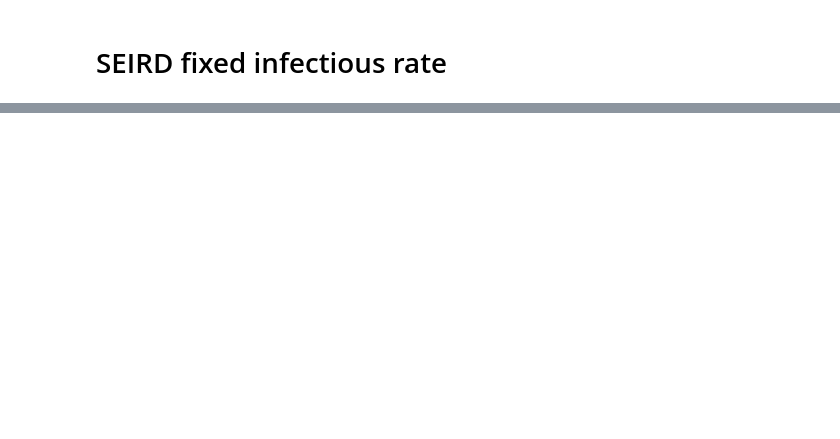
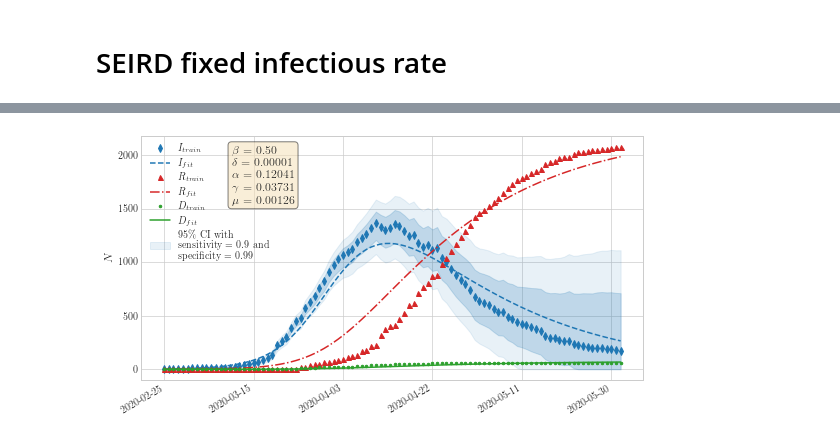
Before and after one commit to akapet00/covid-19-modelling-croatia, a Jupyter notebook: notebooks/05-SEIRD-fixed-infectious-rate-modeling.ipynb, the cells around one changed output, grey strips where cells are left out. Saved outputs shown, nothing was run; the diff lists cells and outputs as text; code cells hidden in the pictures; blank space fills up the shorter version.

```diff
--- a/notebooks/05-SEIRD-fixed-infectious-rate-modeling.ipynb
+++ b/notebooks/05-SEIRD-fixed-infectious-rate-modeling.ipynb
@@ -328,0 +314,84 @@ fig.savefig(fname=os.path.join('output', 'figs', fname + '.pdf'),
+# %%
+ci_level = 95
+if ci_level == 99:
+    ci_m = 2.576
+elif ci_level == 98:
+    ci_m = 2.326
+elif ci_level == 95:
+    ci_m = 1.96
+elif ci_level == 90:
+    ci_m = 1.645
+else:
+    ci_m = 0
+
+if ci_level in [90, 95, 98, 99]:
+    lbl = f'{ci_level}\% CI with\nsensitivity = {pcr_sens} and\nspecificity = {pcr_spec}'
+    fname = f'SEIRD_fitted_fixed-beta_first-wave_uc-{int(pcr_sens*100)}sens-{int(pcr_spec*100)}spec-{ci_level}ci'
+
+std_sens_err = np.sqrt(np.divide(
+    (1 - pcr_sens) * pcr_sens,
+    df.confirmed_positives.values,
+    out=np.zeros(df.confirmed_positives.values.shape, dtype=float),
+    where=df.confirmed_positives.values!=0,
+))
+pcr_sens_ci = pcr_sens - ci_m * std_sens_err
+true_positives_lb = pcr_sens * df.confirmed_positives.values
+true_positives_lb_ci = pcr_sens_ci * df.confirmed_positives.values
+active_lb = np.cumsum(true_positives_lb) - df.estimate_recovered.values
+active_lb_ci = np.cumsum(true_positives_lb_ci) - df.estimate_recovered.values
+active_lb[np.where(active_lb<0)] = 0
+active_lb_ci[np.where(active_lb_ci<0)] = 0
+
+tests = np.concatenate((np.array([df.total_tests.values[0]]), df.total_tests.values[:-1]))
+negatives = tests - df.confirmed_positives.values
+std_spec_err = np.sqrt(np.divide(
+    (1 - pcr_spec) * pcr_spec,
+    negatives,
+    out=np.zeros(negatives.shape, dtype=float),
+    where=negatives!=0,
+))
+pcr_spec_ci = pcr_spec - ci_m * std_spec_err
+true_negatives = pcr_spec * negatives
+true_negatives_ci = pcr_spec_ci * negatives
+false_negatives = negatives - true_negatives
+false_negatives_ci = negatives - true_negatives_ci
+true_positives_ub = false_negatives + df.confirmed_positives.values
+true_positives_ub_ci = false_negatives_ci + df.confirmed_positives.values
+active_ub = np.cumsum(true_positives_ub) - df.estimate_recovered.values
+active_ub_ci = np.cumsum(true_positives_ub_ci) - df.estimate_recovered.values
+
+start_dt = datetime.datetime(2020, 2, 25)
+end_dt = start_dt + datetime.timedelta(I_train.size)
+dts = mdates.drange(start_dt, end_dt, datetime.timedelta(days=1))
+fig = plt.figure(figsize=(9, 5))
+ax = fig.subplots(nrows=1, ncols=1)
+ax.plot(dts, I_train, 'd', c=b, markersize=5, label='$I_{train}$')
+ax.plot(dts, I_sim, '--', c=b, label='$I_{fit}$')
+ax.plot(dts, R_train, '^', c=r, markersize=5, label='$R_{train}$')
+ax.plot(dts, R_sim, '-.', c=r, label='$R_{fit}$')
+ax.plot(dts, D_train, '.', c=g, markersize=5, label='$D_{train}$')
+ax.plot(dts, D_sim, '-', c=g, label='$D_{fit}$')
+ax.fill_between(dts, active_lb, active_ub, color=b, alpha=0.2)
+ax.fill_between(dts, active_lb_ci, active_ub_ci, color=b, alpha=0.1, label=lbl)
+ax.text(0.18, 0.96,
+        '\n'.join((
+            r'$\beta$ = %.2f' % (beta, ),
+            r'$\delta$ = %.5f' % (params[0], ),
+            r'$\alpha$ = %.5f' % (params[1], ),
+            r'$\gamma$ = %.5f' % (params[2], ),
+            r'$\mu$ = %.5f' % (params[3], )
+        )),
+        transform=ax.transAxes,
+        verticalalignment='top',
+        bbox=dict(boxstyle='round', facecolor='wheat', alpha=0.5))
+ax.set_ylabel('$N$')
+ax.legend()
+_ = fig.gca().xaxis.set_major_formatter(mdates.DateFormatter('%Y-%m-%d'))
+_ = fig.gca().xaxis.set_major_locator(mdates.DayLocator(interval=19))
+_ = plt.gcf().autofmt_xdate()
+plt.show()
+
+fig.savefig(fname=os.path.join('output', 'figs', fname + '.pdf'),
+            format='pdf', bbox_inches='tight')
+# %% [output]
+[figure, added]
```
Also changed, not shown: parts of 20 cells of this notebook, 7 other files.
